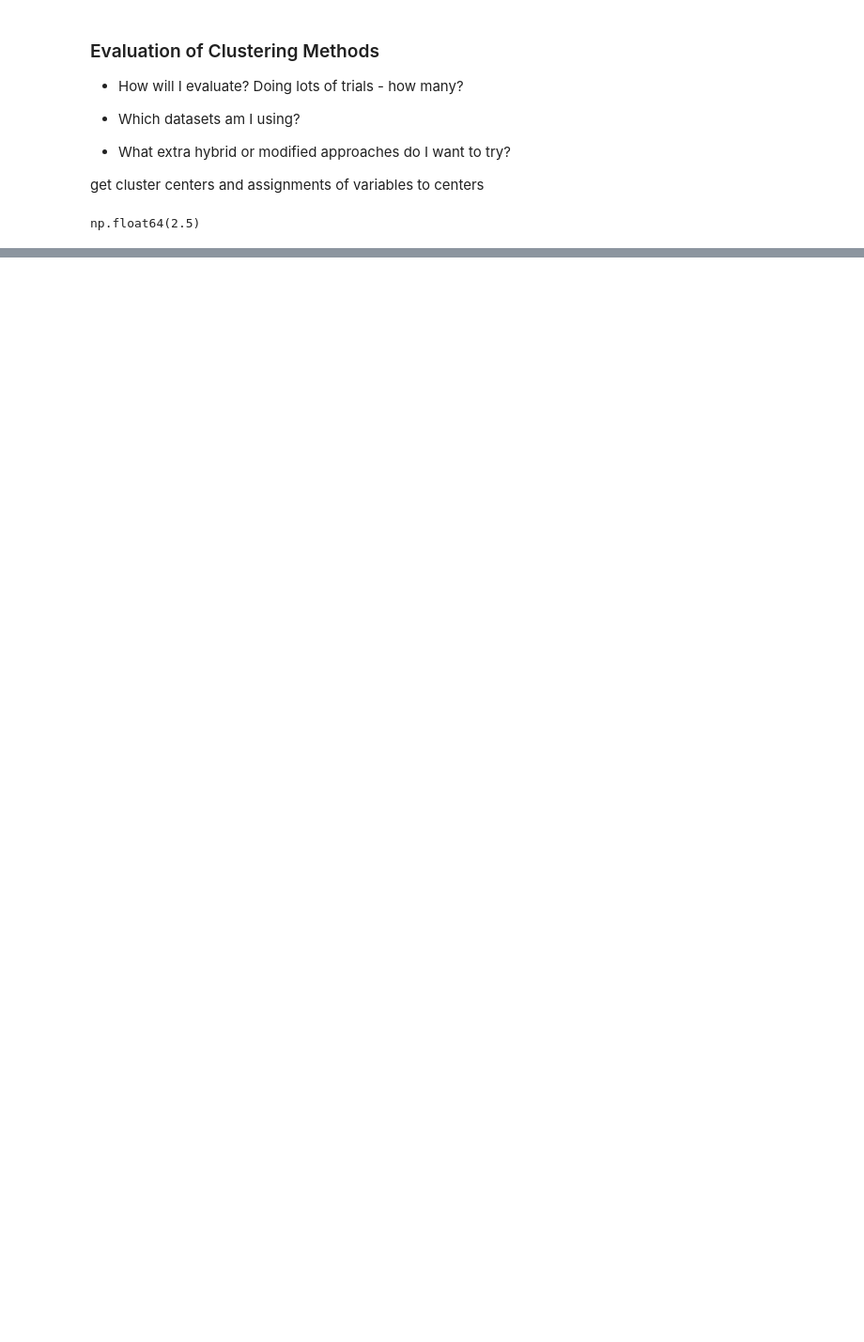
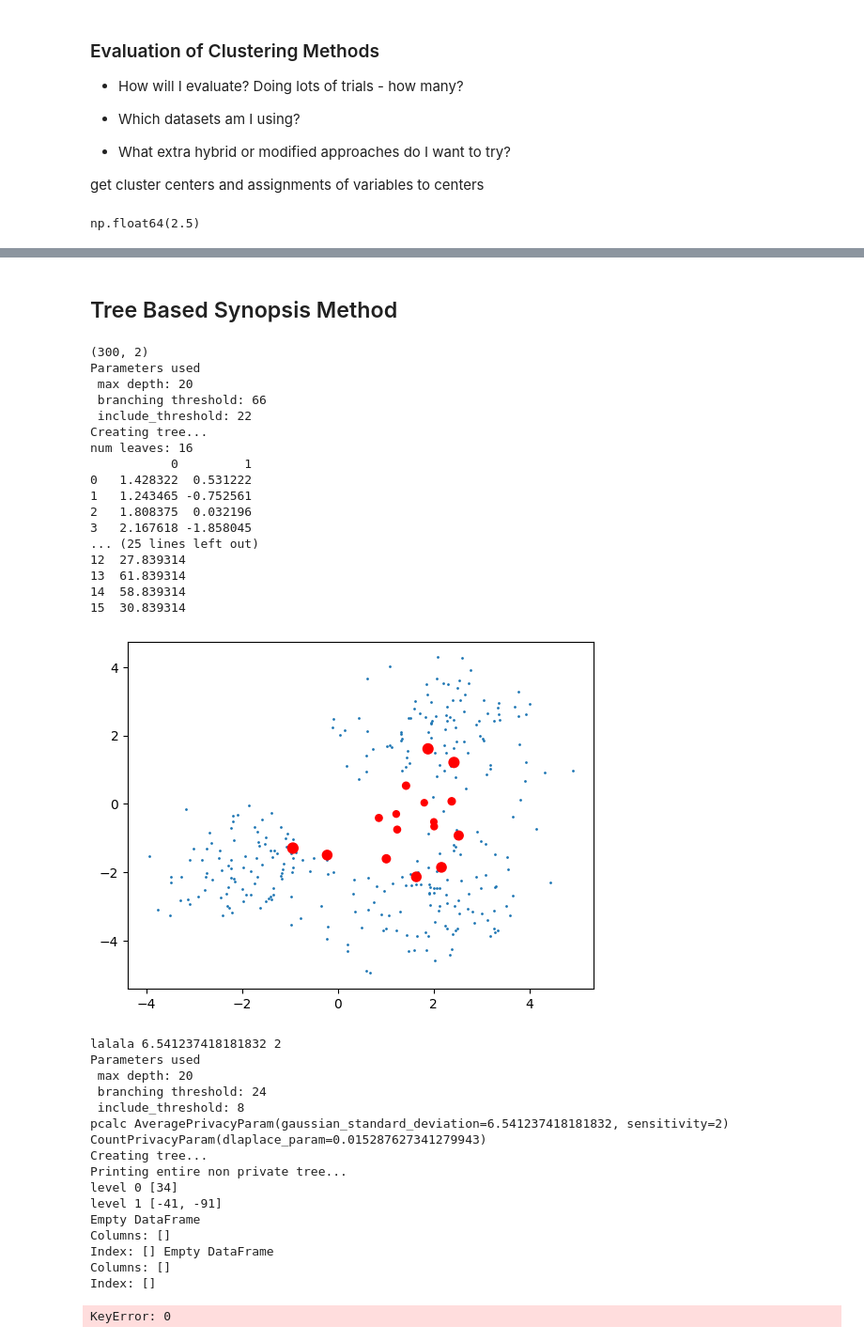
Before and after one commit to amy-ln/dpclustering, a Jupyter notebook: evaluation.ipynb, the cells around one changed output, grey strips where cells are left out. Shown at 94% size. Drawn from its saved outputs; the diff is of its cells as text; code cells hidden in the pictures; blank space fills up the shorter version.

```diff
--- a/evaluation.ipynb
+++ b/evaluation.ipynb
@@ -66,0 +109,56 @@ print(table)
+# %% [markdown]
+## Tree Based Synopsis Method
+# %%
+from bucket import bucket_using_privacy_accountant, Params
+
+# create_bucket_synopsis is my method using only laplace noise, bucket_using_privacy_accountant is using googles gaussian noise, discrete laplace noise and mechanism calibration
+fig, axes = plt.subplots(5, 1, figsize=(6, 30))
+
+p = Params(epsilon=1, delta=0.0001, radius=2, dimension=2, k=2)
+# 2 dimensions
+table=[]
+i=0
+for num_centers in [2,3,4,5,10]:
+    p.k = num_centers
+    dataset = np.load(f"datasets/d2{num_centers}.npy")
+    points, weights = bucket_using_privacy_accountant(pd.DataFrame(dataset), p)
+    axes[i].scatter(x=dataset[:,0], y=dataset[:, 1])
+    print(points, weights)
+    axes[i].scatter(x=points[0], y=points[1], s=np.abs(weights), color="red")
+    axes[i].set_title(f"Tree based synopsis for {num_centers} centers")
+    i+=1
+# %% [output]
+(300, 2)
+Parameters used
+ max depth: 20
+ branching threshold: 66
+ include_threshold: 22
+Creating tree...
+num leaves: 16
+           0         1
+0   1.428322  0.531222
+1   1.243465 -0.752561
+2   1.808375  0.032196
+3   2.167618 -1.858045
+... (25 lines left out)
+12  27.839314
+13  61.839314
+14  58.839314
+15  30.839314
+[figure, added]
+lalala 6.541237418181832 2
+Parameters used
+ max depth: 20
+ branching threshold: 24
+ include_threshold: 8
+pcalc AveragePrivacyParam(gaussian_standard_deviation=6.541237418181832, sensitivity=2) CountPrivacyParam(dlaplace_param=0.015287627341279943)
+Creating tree...
+Printing entire non private tree...
+level 0 [34]
+level 1 [-41, -91]
+Empty DataFrame
+Columns: []
+Index: [] Empty DataFrame
+Columns: []
+Index: []
+KeyError: 0
```
Also changed, not shown: parts of 5 cells of this notebook, 6 other files.
